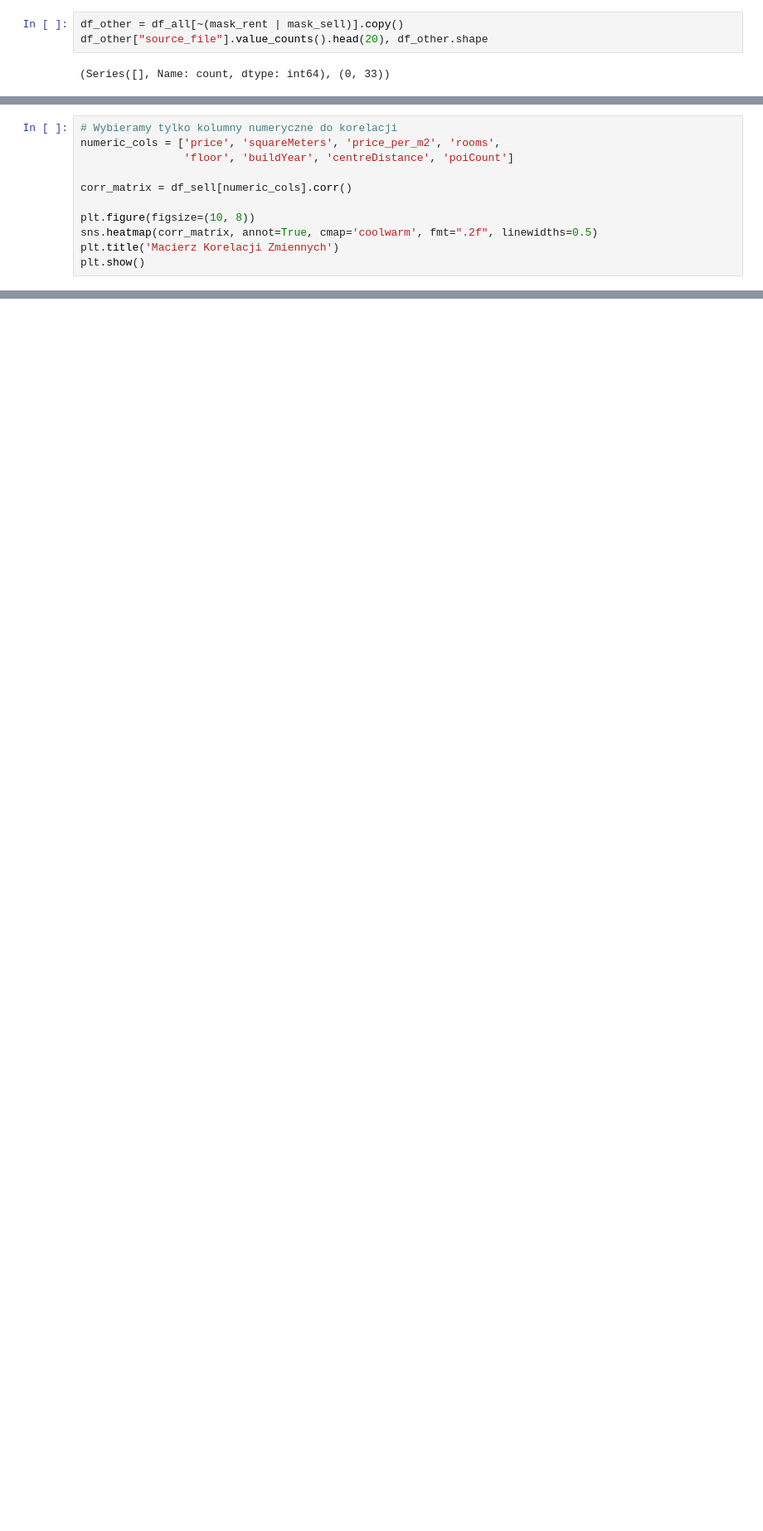
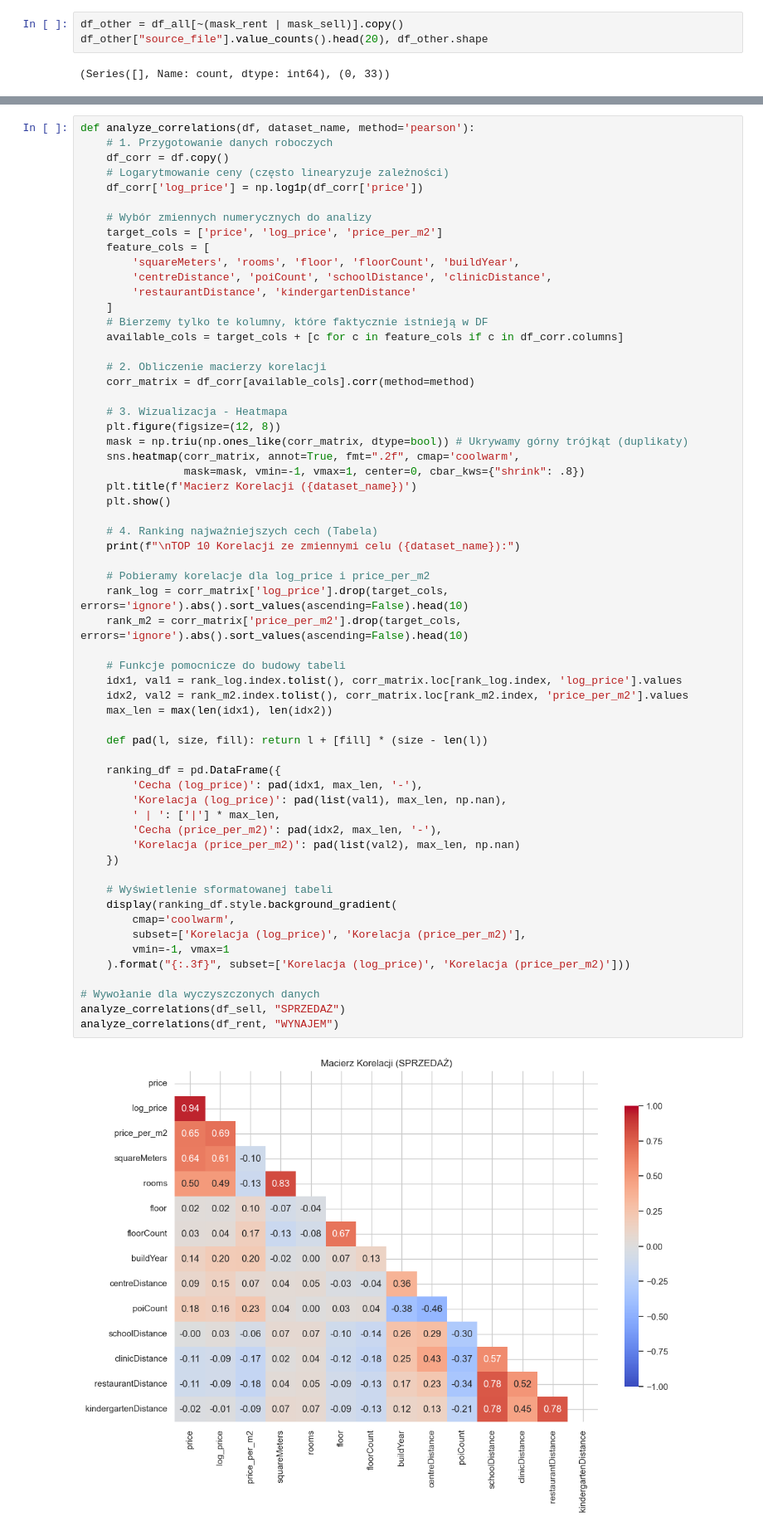
Before and after one commit to Marcello732/PRIAD-projekt, a Jupyter notebook: apartments.ipynb, the cells around one changed output, grey strips where cells are left out. Shown at 83% size. Drawn from its saved outputs; the diff is of its cells as text; blank space fills up the shorter version.

```diff
--- a/apartments.ipynb
+++ b/apartments.ipynb
@@ -172,11 +414,0 @@ plt.show()
-# %%
-# Wybieramy tylko kolumny numeryczne do korelacji
-numeric_cols = ['price', 'squareMeters', 'price_per_m2', 'rooms',
-                'floor', 'buildYear', 'centreDistance', 'poiCount']
-
-corr_matrix = df_sell[numeric_cols].corr()
-
-plt.figure(figsize=(10, 8))
-sns.heatmap(corr_matrix, annot=True, cmap='coolwarm', fmt=".2f", linewidths=0.5)
-plt.title('Macierz Korelacji Zmiennych')
-plt.show()
@@ -184,0 +422,62 @@ plt.show()
+# %%
+def analyze_correlations(df, dataset_name, method='pearson'):
+    # 1. Przygotowanie danych roboczych
+    df_corr = df.copy()
+    # Logarytmowanie ceny (często linearyzuje zależności)
+    df_corr['log_price'] = np.log1p(df_corr['price'])
+
+    # Wybór zmiennych numerycznych do analizy
+    target_cols = ['price', 'log_price', 'price_per_m2']
+    feature_cols = [
+        'squareMeters', 'rooms', 'floor', 'floorCount', 'buildYear',
+        'centreDistance', 'poiCount', 'schoolDistance', 'clinicDistance',
+        'restaurantDistance', 'kindergartenDistance'
+    ]
+    # Bierzemy tylko te kolumny, które faktycznie istnieją w DF
+    available_cols = target_cols + [c for c in feature_cols if c in df_corr.columns]
+
+    # 2. Obliczenie macierzy korelacji
+    corr_matrix = df_corr[available_cols].corr(method=method)
+
+    # 3. Wizualizacja - Heatmapa
+    plt.figure(figsize=(12, 8))
+    mask = np.triu(np.ones_like(corr_matrix, dtype=bool)) # Ukrywamy górny trójkąt (duplikaty)
+    sns.heatmap(corr_matrix, annot=True, fmt=".2f", cmap='coolwarm',
+                mask=mask, vmin=-1, vmax=1, center=0, cbar_kws={"shrink": .8})
+    plt.title(f'Macierz Korelacji ({dataset_name})')
+    plt.show()
+
+    # 4. Ranking najważniejszych cech (Tabela)
+    print(f"\nTOP 10 Korelacji ze zmiennymi celu ({dataset_name}):")
+
+    # Pobieramy korelacje dla log_price i price_per_m2
+    rank_log = corr_matrix['log_price'].drop(target_cols, errors='ignore').abs().sort_values(ascending=False).head(10)
+    rank_m2 = corr_matrix['price_per_m2'].drop(target_cols, errors='ignore').abs().sort_values(ascending=False).head(10)
+
+    # Funkcje pomocnicze do budowy tabeli
+    idx1, val1 = rank_log.index.tolist(), corr_matrix.loc[rank_log.index, 'log_price'].values
+    idx2, val2 = rank_m2.index.tolist(), corr_matrix.loc[rank_m2.index, 'price_per_m2'].values
+    max_len = max(len(idx1), len(idx2))
+
+    def pad(l, size, fill): return l + [fill] * (size - len(l))
+
+    ranking_df = pd.DataFrame({
+        'Cecha (log_price)': pad(idx1, max_len, '-'),
+        'Korelacja (log_price)': pad(list(val1), max_len, np.nan),
+        ' | ': ['|'] * max_len,
+        'Cecha (price_per_m2)': pad(idx2, max_len, '-'),
+        'Korelacja (price_per_m2)': pad(list(val2), max_len, np.nan)
+    })
+
+    # Wyświetlenie sformatowanej tabeli
+    display(ranking_df.style.background_gradient(
+        cmap='coolwarm',
+        subset=['Korelacja (log_price)', 'Korelacja (price_per_m2)'],
+        vmin=-1, vmax=1
+    ).format("{:.3f}", subset=['Korelacja (log_price)', 'Korelacja (price_per_m2)']))
+
+# Wywołanie dla wyczyszczonych danych
+analyze_correlations(df_sell, "SPRZEDAŻ")
+analyze_correlations(df_rent, "WYNAJEM")
+# %% [output]
+[figure, added]
```
Also changed, not shown: parts of 36 cells of this notebook.
